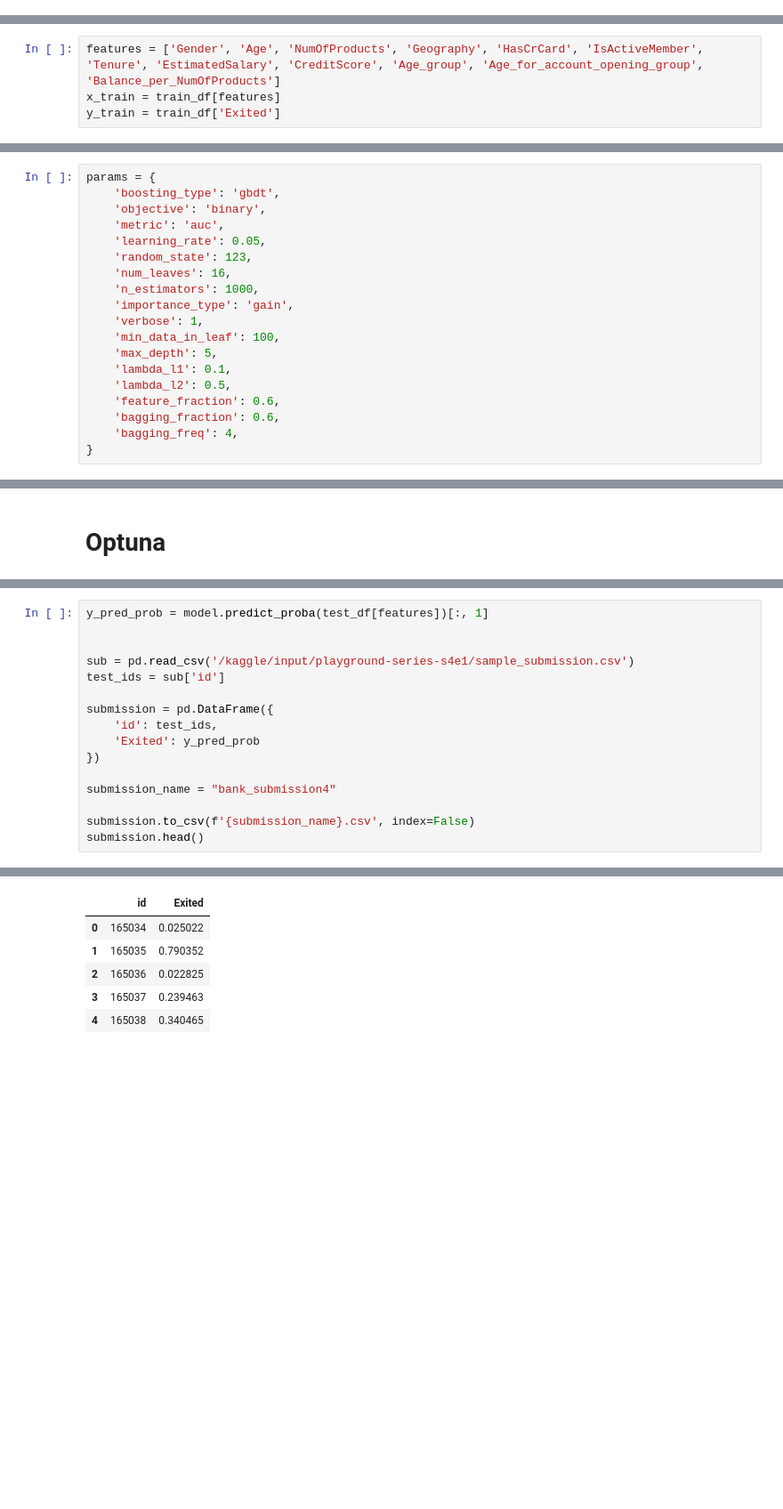
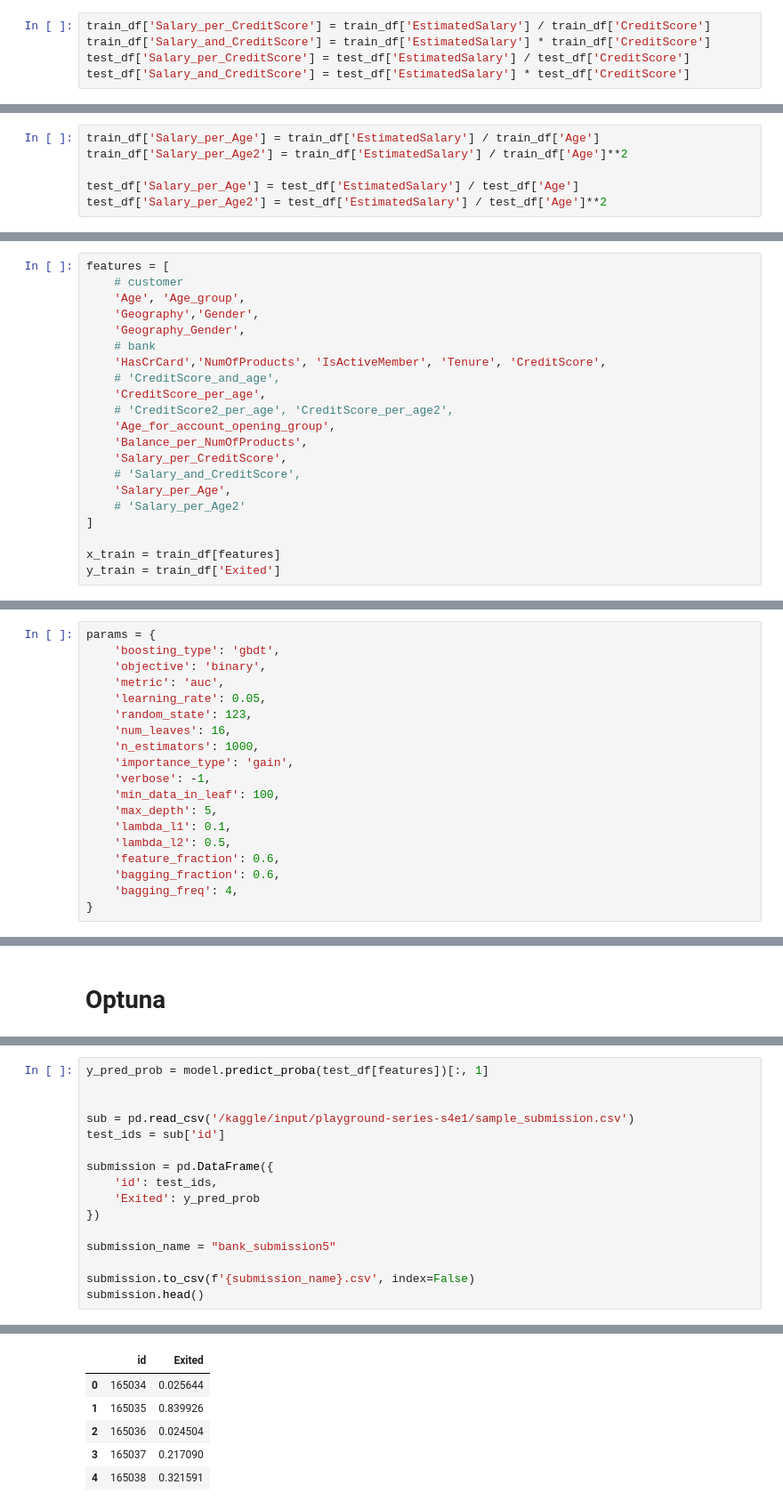
Before and after one commit to skyshine460/Binary-Classification-with-a-Bank-Churn-Dataset, a Jupyter notebook: notebookf7f7e4f5c0.ipynb, the cells around one changed output, grey strips where cells are left out. Shown at 89% size. Cells and saved outputs as stored; diff of their text form; blank space fills up the shorter version.

```diff
--- a/notebookf7f7e4f5c0.ipynb
+++ b/notebookf7f7e4f5c0.ipynb
@@ -509 +608,6 @@ train_df['Balance_per_salaly'] = train_df['Balance'] / train_df['EstimatedSalary
+# %%
+train_df['Salary_per_CreditScore'] = train_df['EstimatedSalary'] / train_df['CreditScore']
+train_df['Salary_and_CreditScore'] = train_df['EstimatedSalary'] * train_df['CreditScore']
+test_df['Salary_per_CreditScore'] = test_df['EstimatedSalary'] / test_df['CreditScore']
+test_df['Salary_and_CreditScore'] = test_df['EstimatedSalary'] * test_df['CreditScore']
 # %%
@@ -516,0 +621,6 @@ train_df['Balance_per_salaly'].max()
+# %%
+train_df['Salary_per_Age'] = train_df['EstimatedSalary'] / train_df['Age']
+train_df['Salary_per_Age2'] = train_df['EstimatedSalary'] / train_df['Age']**2
+
+test_df['Salary_per_Age'] = test_df['EstimatedSalary'] / test_df['Age']
+test_df['Salary_per_Age2'] = test_df['EstimatedSalary'] / test_df['Age']**2
@@ -517,7 +635,24 @@ train_df['Balance_per_salaly'].max()
 # %% [markdown]
 # モデル用データセット
 # %%
-features = ['Gender', 'Age', 'NumOfProducts', 'Geography', 'HasCrCard', 'IsActiveMember', 'Tenure', 'EstimatedSalary', 'CreditScore', 'Age_group', 'Age_for_account_opening_group', 'Balance_per_NumOfProducts']
+features = [
+    # customer
+    'Age', 'Age_group',
+    'Geography','Gender',
+    'Geography_Gender',
+    # bank
+    'HasCrCard','NumOfProducts', 'IsActiveMember', 'Tenure', 'CreditScore',
+    # 'CreditScore_and_age',
+    'CreditScore_per_age',
+    # 'CreditScore2_per_age', 'CreditScore_per_age2',
+    'Age_for_account_opening_group',
+    'Balance_per_NumOfProducts',
+    'Salary_per_CreditScore',
+    # 'Salary_and_CreditScore',
+    'Salary_per_Age',
+    # 'Salary_per_Age2'
+]
+
 x_train = train_df[features]
 y_train = train_df['Exited']
 # %%
@@ -547,7 +682,7 @@ params = {
     'num_leaves': 16,
     'n_estimators': 1000,
     'importance_type': 'gain',
-    'verbose': 1,
+    'verbose': -1,
     'min_data_in_leaf': 100,
     'max_depth': 5,
     'lambda_l1': 0.1,
@@ -965,7 +949,7 @@ submission = pd.DataFrame({
     'Exited': y_pred_prob
 })
 
-submission_name = "bank_submission4"
+submission_name = "bank_submission5"
 
 submission.to_csv(f'{submission_name}.csv', index=False)
 submission.head()
@@ -979,6 +957,6 @@ submission.head()
 |  | id | Exited |
-| 0 | 165034 | 0.025022 |
-| 1 | 165035 | 0.790352 |
-| 2 | 165036 | 0.022825 |
-| 3 | 165037 | 0.239463 |
-| 4 | 165038 | 0.340465 |
+| 0 | 165034 | 0.025644 |
+| 1 | 165035 | 0.839926 |
+| 2 | 165036 | 0.024504 |
+| 3 | 165037 | 0.217090 |
+| 4 | 165038 | 0.321591 |
```
Also changed, not shown: parts of 47 cells of this notebook.
